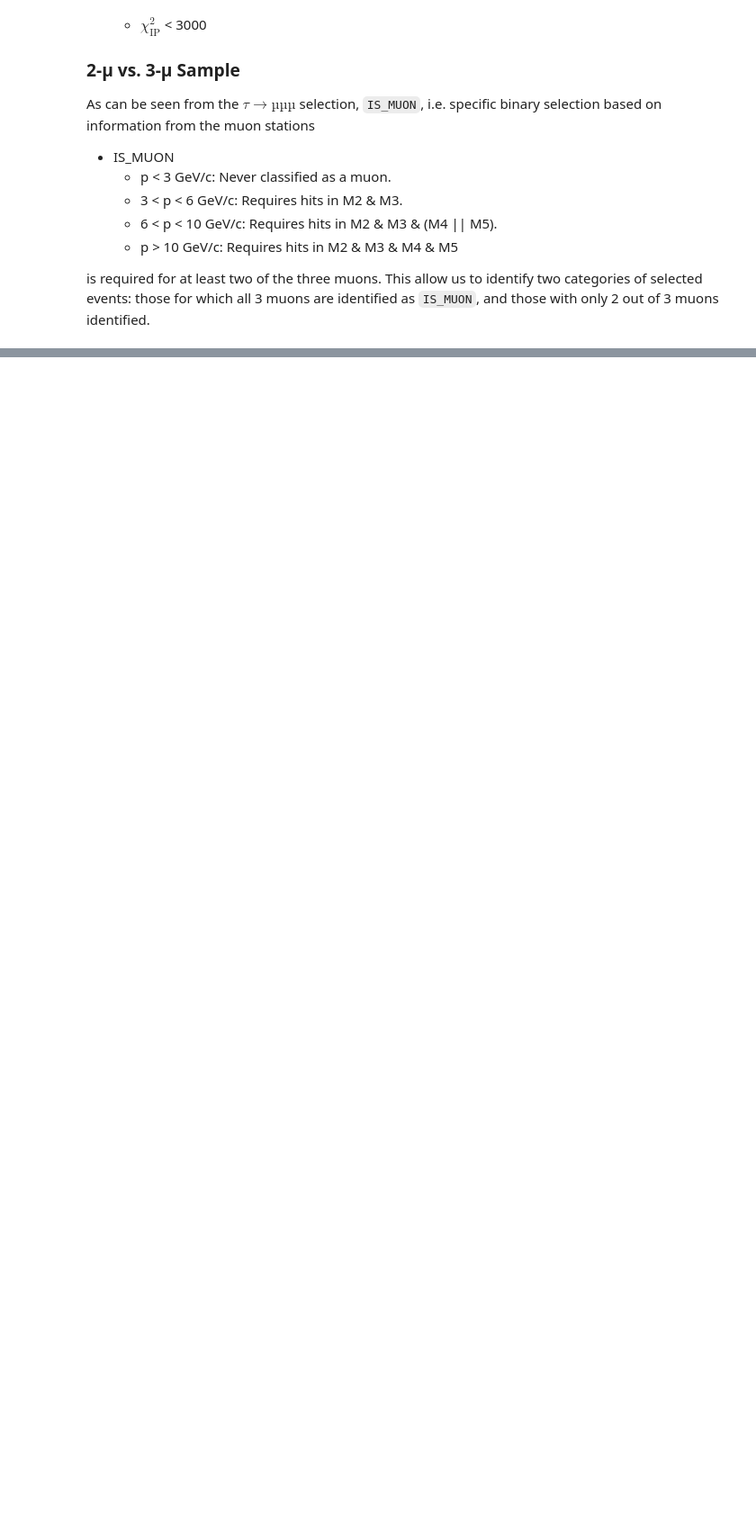
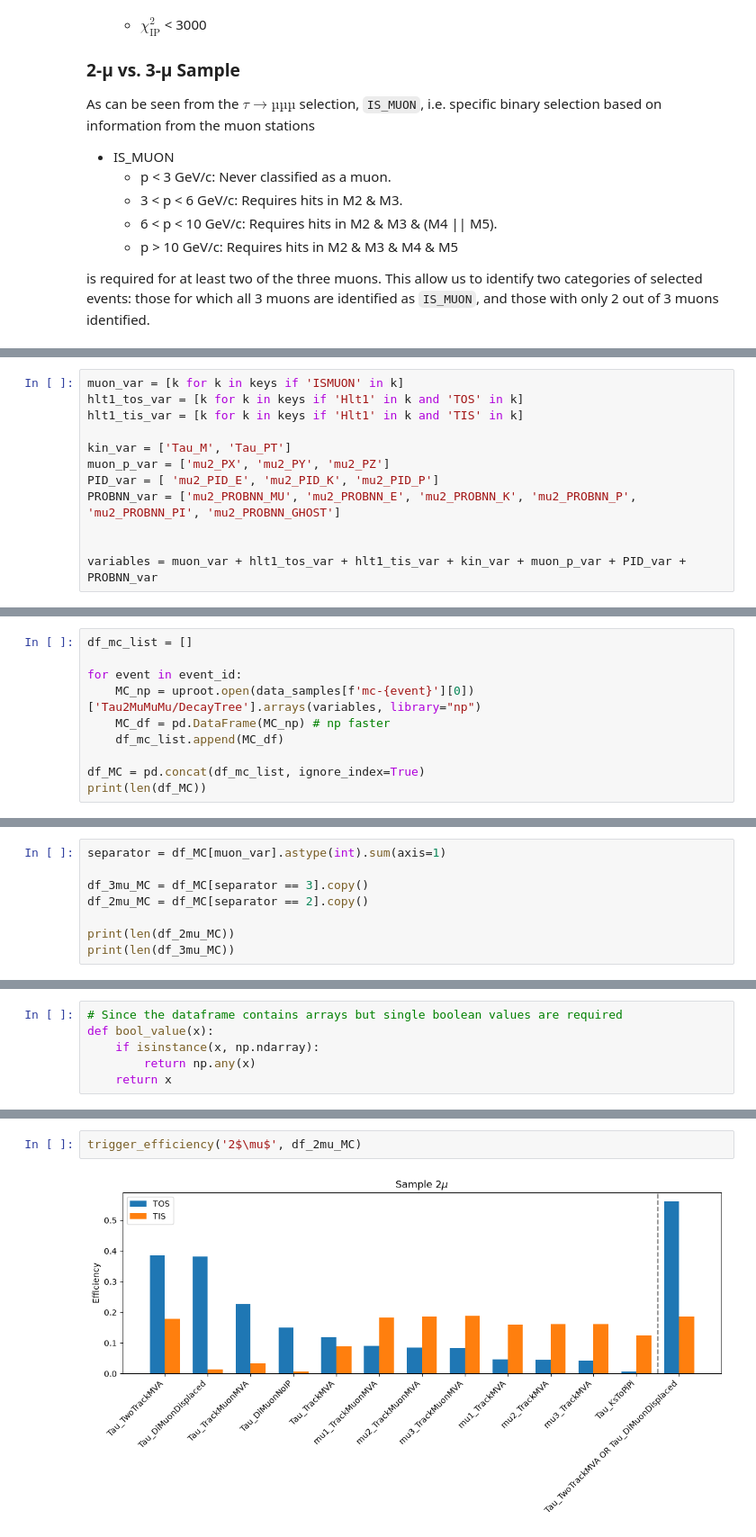
Before and after one commit to lhcb-bicocca/tesi_impicciche, a Jupyter notebook: notebooks/skimming.ipynb, the cells around one changed output, grey strips where cells are left out. Shown at 90% size. Drawn from its saved outputs; the diff is of its cells as text; blank space fills up the shorter version.

```diff
--- a/notebooks/skimming.ipynb
+++ b/notebooks/skimming.ipynb
@@ -97,0 +58,12 @@ print(df_2mu)
+# %%
+muon_var = [k for k in keys if 'ISMUON' in k]
+hlt1_tos_var = [k for k in keys if 'Hlt1' in k and 'TOS' in k]
+hlt1_tis_var = [k for k in keys if 'Hlt1' in k and 'TIS' in k]
+
+kin_var = ['Tau_M', 'Tau_PT']
+muon_p_var = ['mu2_PX', 'mu2_PY', 'mu2_PZ']
+PID_var = [ 'mu2_PID_E', 'mu2_PID_K', 'mu2_PID_P']
+PROBNN_var = ['mu2_PROBNN_MU', 'mu2_PROBNN_E', 'mu2_PROBNN_K', 'mu2_PROBNN_P', 'mu2_PROBNN_PI', 'mu2_PROBNN_GHOST']
+
+
+variables = muon_var + hlt1_tos_var + hlt1_tis_var + kin_var + muon_p_var + PID_var + PROBNN_var
@@ -97,0 +72,10 @@ print(df_2mu)
+# %%
+df_mc_list = []
+
+for event in event_id:
+    MC_np = uproot.open(data_samples[f'mc-{event}'][0])['Tau2MuMuMu/DecayTree'].arrays(variables, library="np")
+    MC_df = pd.DataFrame(MC_np) # np faster
+    df_mc_list.append(MC_df)
+
+df_MC = pd.concat(df_mc_list, ignore_index=True)
+print(len(df_MC))
@@ -97,0 +86,8 @@ print(df_2mu)
+# %%
+separator = df_MC[muon_var].astype(int).sum(axis=1)
+
+df_3mu_MC = df_MC[separator == 3].copy()
+df_2mu_MC = df_MC[separator == 2].copy()
+
+print(len(df_2mu_MC))
+print(len(df_3mu_MC))
@@ -112,3 +113,9 @@ To determine whether the candidate has been selected by a specific Hlt1 line or
 
 - `Hlt1_<name>Decision_TOS`: Trigger On Signal, the tracks used to build our particle candidate fired the trigger line
 - `Hlt1_<name>Decision_TIS`: Trigger Independently of Signal, the tracks used to build our particle candidate were not involved in the firing of the trigger line
+# %%
+# Since the dataframe contains arrays but single boolean values are required
+def bool_value(x):
+    if isinstance(x, np.ndarray):
+        return np.any(x)
+    return x
@@ -114,0 +203,4 @@ To determine whether the candidate has been selected by a specific Hlt1 line or
+# %%
+trigger_efficiency('2$\mu$', df_2mu_MC)
+# %% [output]
+[figure, added]
```
Also changed, not shown: parts of 35 cells of this notebook.
